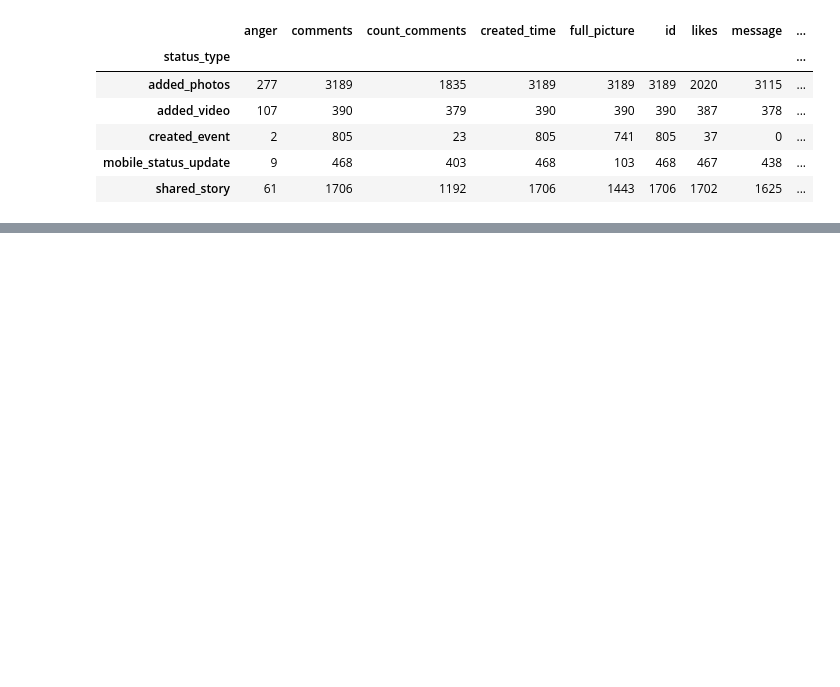
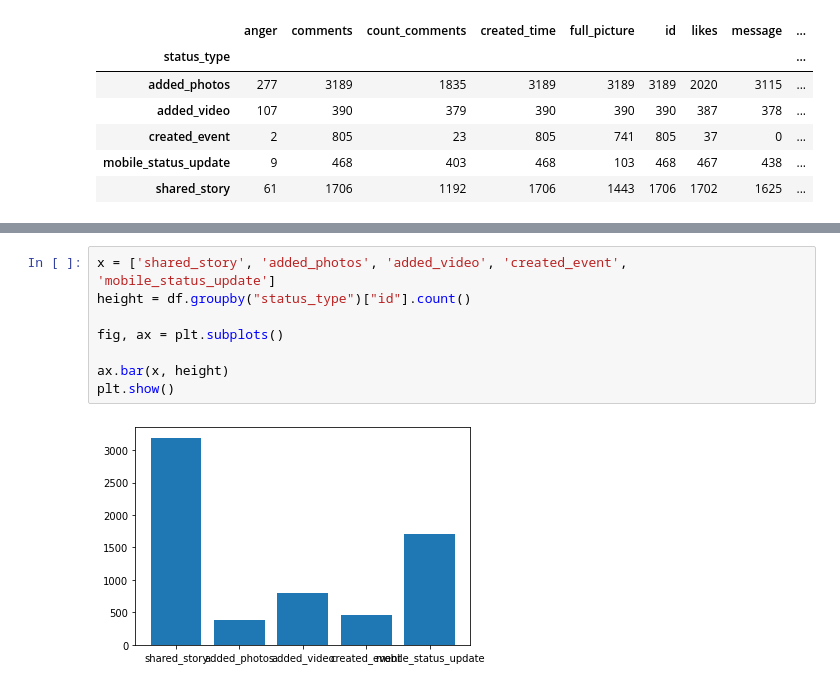
Before and after one commit to giatranhoang/usconsulate_insight, a Jupyter notebook: consulate insight.ipynb, the cells around one changed output, grey strips where cells are left out. Saved outputs shown, nothing was run; the diff lists cells and outputs as text; blank space fills up the shorter version.

```diff
--- a/consulate insight.ipynb
+++ b/consulate insight.ipynb
@@ -68,0 +148,10 @@ df.groupby("status_type").count()
+# %%
+x = ['shared_story', 'added_photos', 'added_video', 'created_event', 'mobile_status_update']
+height = df.groupby("status_type")["id"].count()
+
+fig, ax = plt.subplots()
+
+ax.bar(x, height)
+plt.show()
+# %% [output]
+[figure, added]
```
Also changed, not shown: parts of 14 cells of this notebook.
